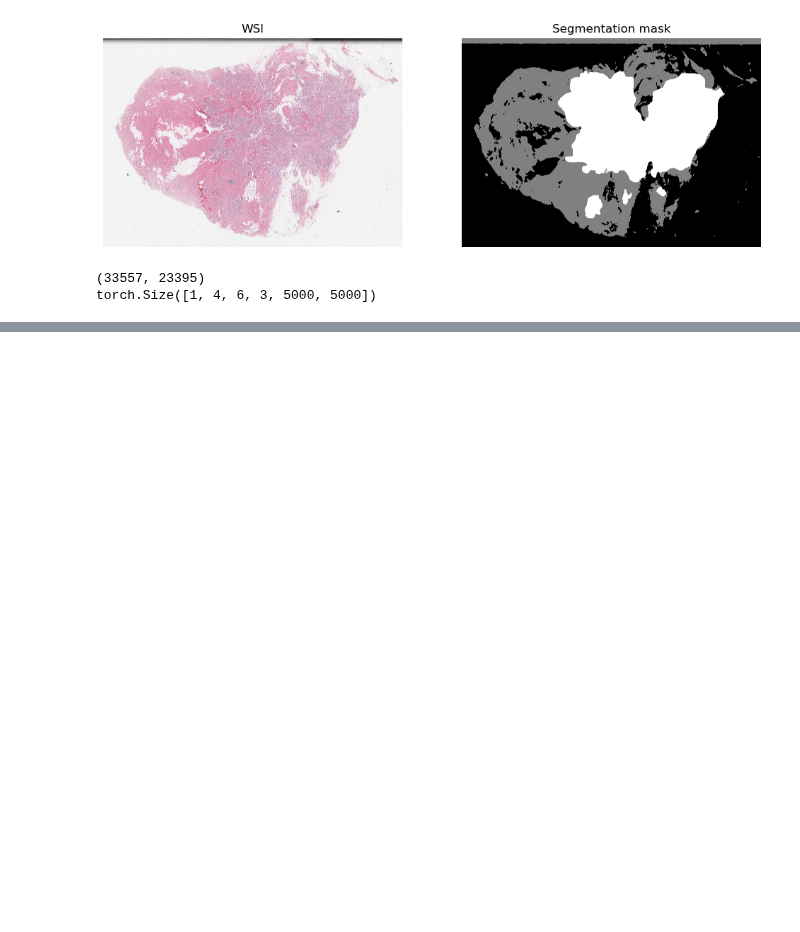
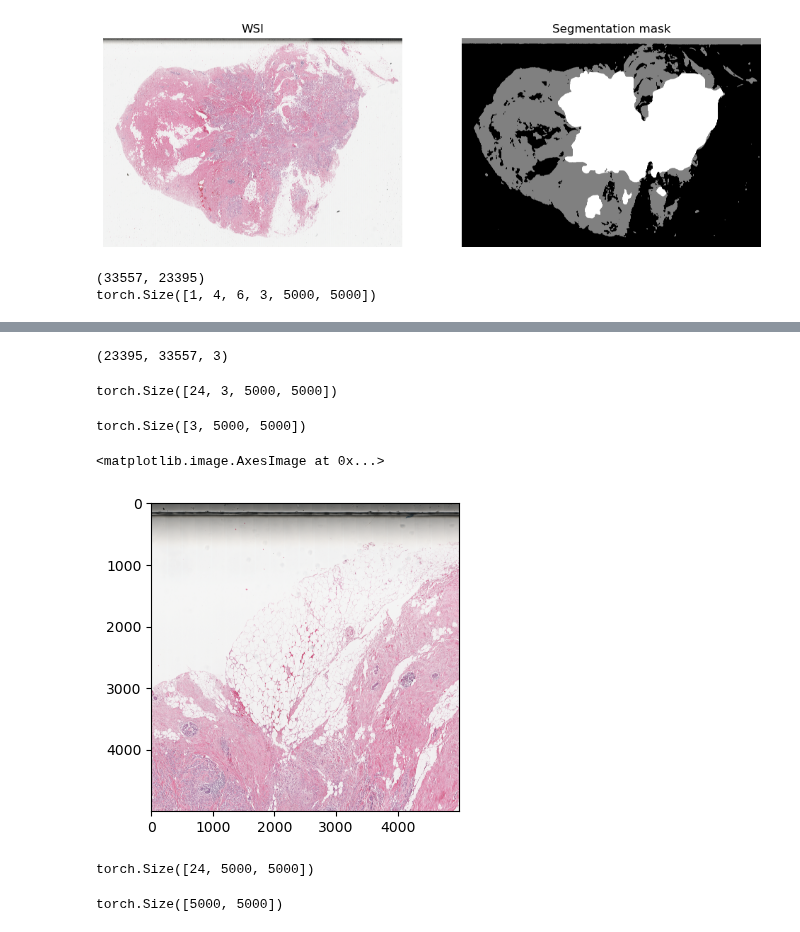
Before and after one commit to Alexandra-Smith/masters, a Jupyter notebook: notebooks/04-example-patches.ipynb, the cells around one changed output, grey strips where cells are left out. Cells and saved outputs as stored; diff of their text form; code cells hidden in the pictures; blank space fills up the shorter version.

Commit message:
tested patch extraction -- successful

```diff
--- a/notebooks/04-example-patches.ipynb
+++ b/notebooks/04-example-patches.ipynb
@@ -75,0 +84,42 @@ torch.Size([1, 4, 6, 3, 5000, 5000])
+# %%
+PATCH_SIZE=5000
+STRIDE=PATCH_SIZE
+# %%
+print(slide10X.shape)
+# %% [output]
+(23395, 33557, 3)
+# %%
+im_patches = image_to_patches(slide10X, PATCH_SIZE, STRIDE)
+# %%
+print(im_patches.shape)
+# %% [output]
+torch.Size([24, 3, 5000, 5000])
+# %%
+first_patch = im_patches[0, :, :, :]
+print(first_patch.shape)
+
+i = 3
+ith_patch = im_patches[i, :, :, :]
+# %% [output]
+torch.Size([3, 5000, 5000])
+# %%
+# View patch
+plt.figure(figsize=(4, 4))
+plt.imshow(np.transpose(ith_patch.numpy(), (1, 2, 0)))
+# %% [output]
+<matplotlib.image.AxesImage at 0x...>
+[figure, added]
+# %%
+mask_patches = image_to_patches(mask, PATCH_SIZE, STRIDE)
+
+print(mask_patches.shape)
+# %% [output]
+torch.Size([24, 5000, 5000])
+# %%
+first_m_patch = mask_patches[0, :, :]
+print(first_m_patch.shape)
+
+i = 3
+ith_m_patch = mask_patches[i, :, :]
+# %% [output]
+torch.Size([5000, 5000])
```
Also changed, not shown: parts of 5 cells of this notebook.
